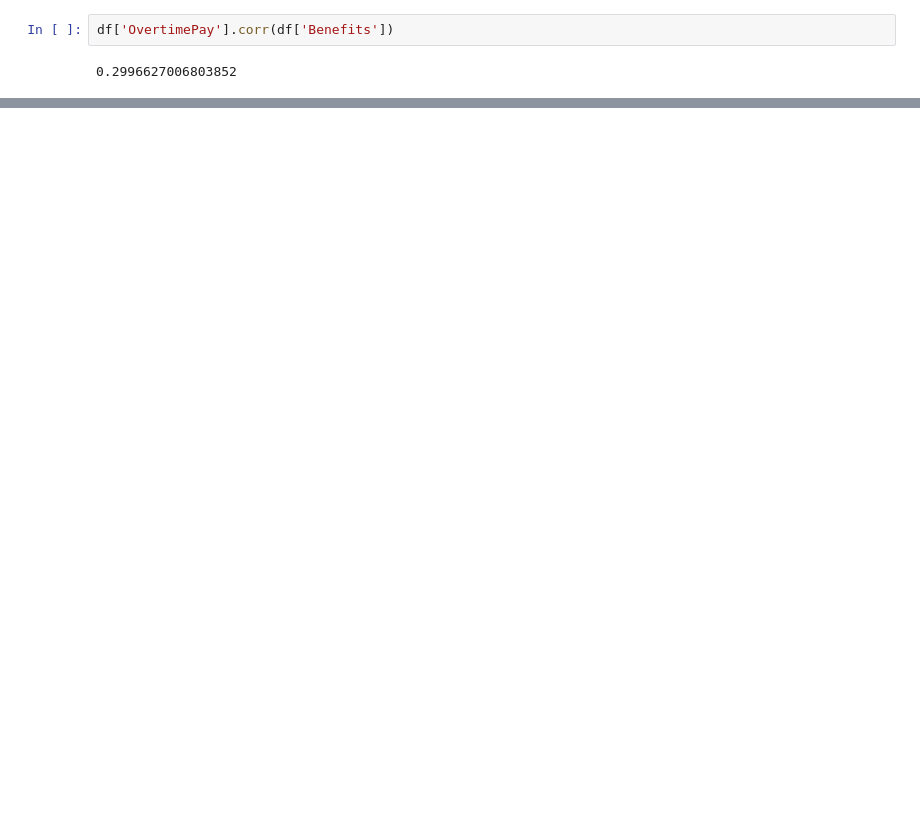
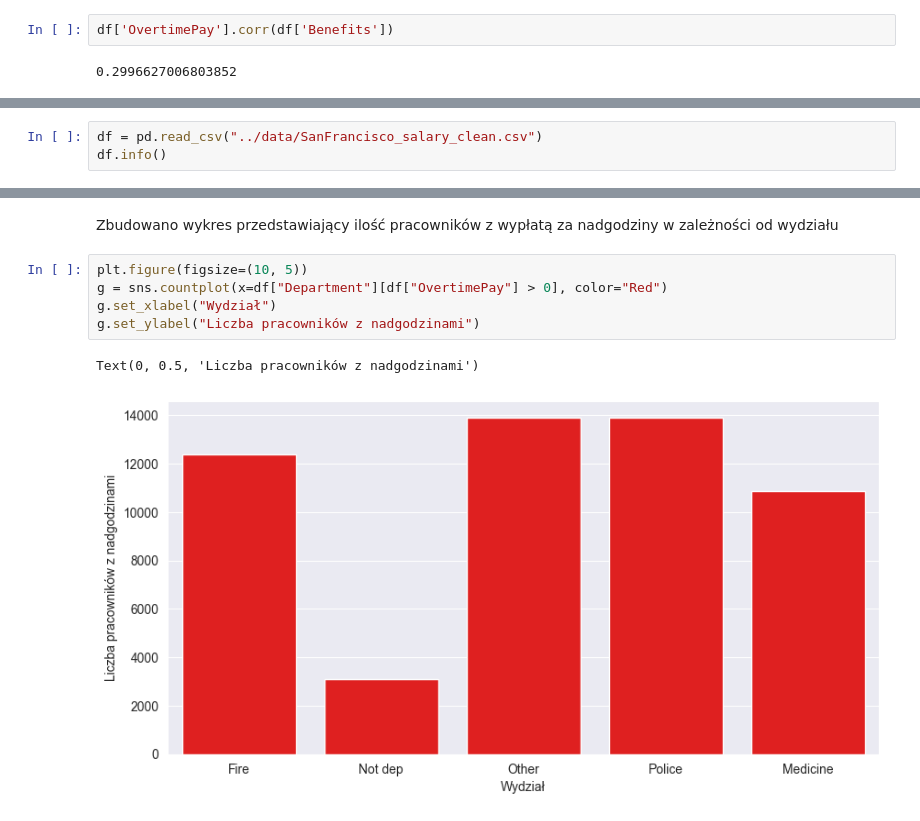
Before and after one commit to toyerovsky/salary_analysis, a Jupyter notebook: notebooks/basic_analysis.ipynb, the cells around one changed output, grey strips where cells are left out. Cells and saved outputs as stored; diff of their text form; blank space fills up the shorter version.

```diff
--- a/notebooks/basic_analysis.ipynb
+++ b/notebooks/basic_analysis.ipynb
@@ -144,0 +205,3 @@ plt.show()
+# %%
+df = pd.read_csv("../data/SanFrancisco_salary_clean.csv")
+df.info()
@@ -144,0 +244,10 @@ plt.show()
+# %% [markdown]
+Zbudowano wykres przedstawiający ilość pracowników z wypłatą za nadgodziny w zależności od wydziału
+# %%
+plt.figure(figsize=(10, 5))
+g = sns.countplot(x=df["Department"][df["OvertimePay"] > 0], color="Red")
+g.set_xlabel("Wydział")
+g.set_ylabel("Liczba pracowników z nadgodzinami")
+# %% [output]
+Text(0, 0.5, 'Liczba pracowników z nadgodzinami')
+[figure, added]
```
Also changed, not shown: parts of 49 cells of this notebook, 5 other files.
